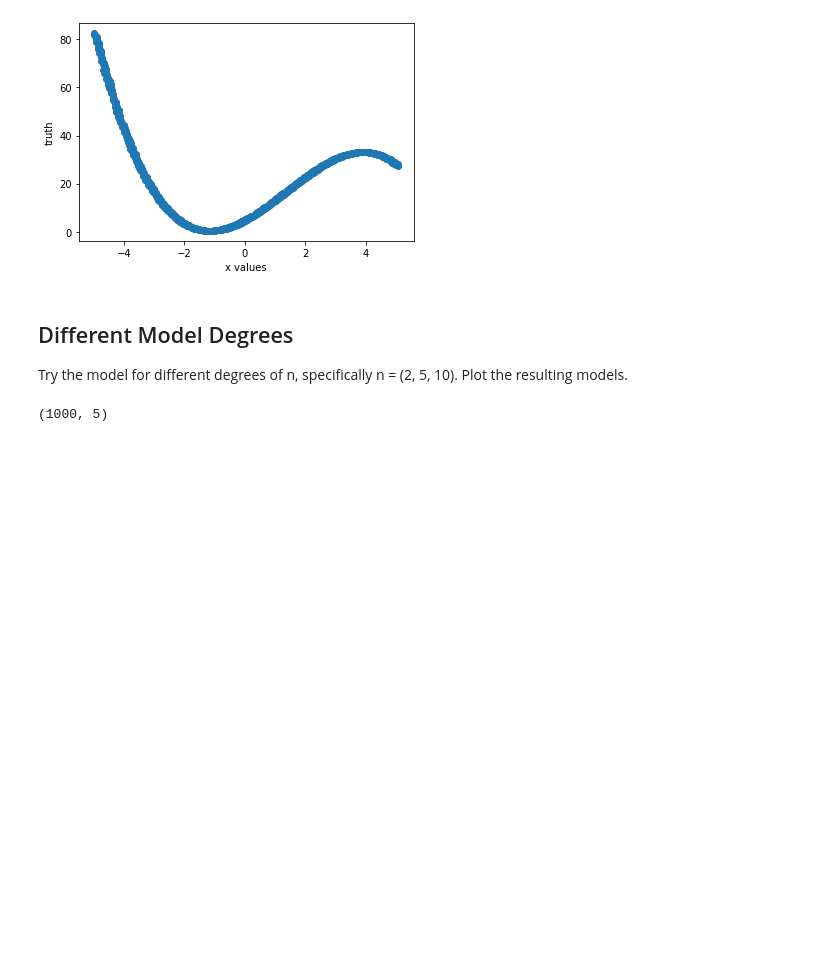
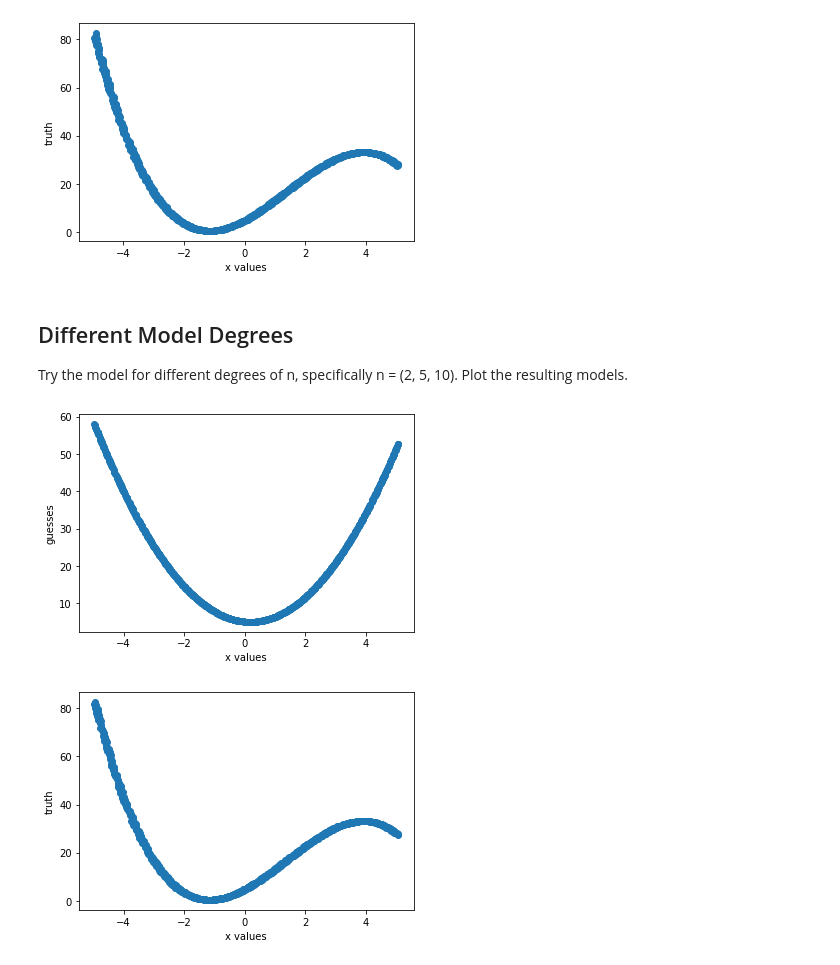
Before and after one commit to Treadder/MachineLearningHomework, a Jupyter notebook: Homework/Project4/Project _4.ipynb, the cells around one changed output. Cells and saved outputs as stored; diff of their text form; code cells hidden in the pictures; blank space fills up the shorter version.

```diff
--- a/Homework/Project4/Project _4.ipynb
+++ b/Homework/Project4/Project _4.ipynb
@@ -148,10 +151,15 @@ plot_model(matrix, best_theta)
 # %% [markdown]
 ## Different Model Degrees
 Try the model for different degrees of n, specifically n = (2, 5, 10).  Plot the resulting models.
-# %%
-matrix2 = make_base_matrix()
-matrix2 = add_columns_of_powers(matrix2, 2)
-
-print(np.shape(matrix2))
-# %% [output]
-(1000, 5)
+# %%
+def run_process_for_power(power, iterations, learning_rate):
+    matrix2 = make_base_matrix()
+    matrix2 = add_columns_of_powers(matrix2, power)
+    best_theta_2 = fit_theta(matrix2, iterations, learning_rate)
+    powers = matrix2[:,2:len(matrix2[0] - 1)]
+    plot_model(matrix2, best_theta_2)
+
+run_process_for_power(2, 100000, 0.0001)
+# %% [output]
+[figure, added]
+[figure, added]
```
Also changed, not shown: parts of 6 cells of this notebook.
